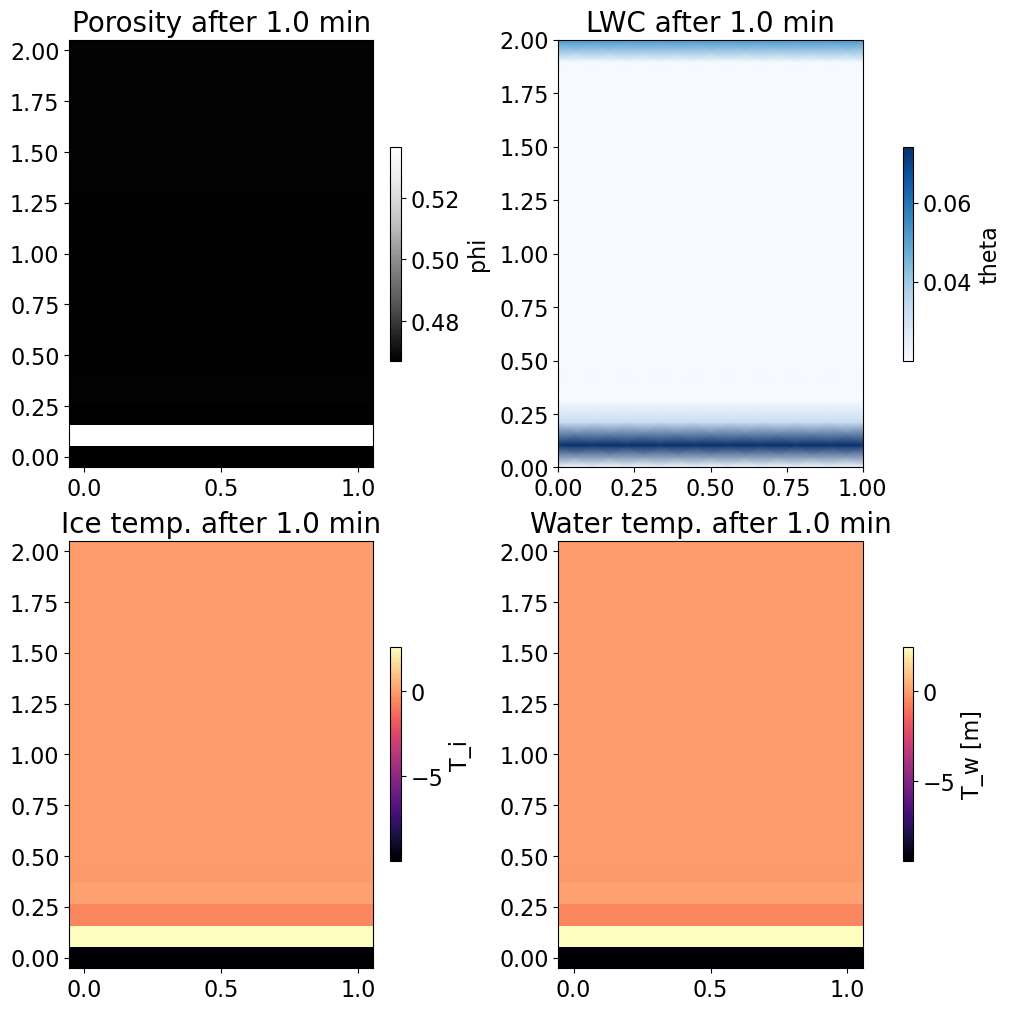
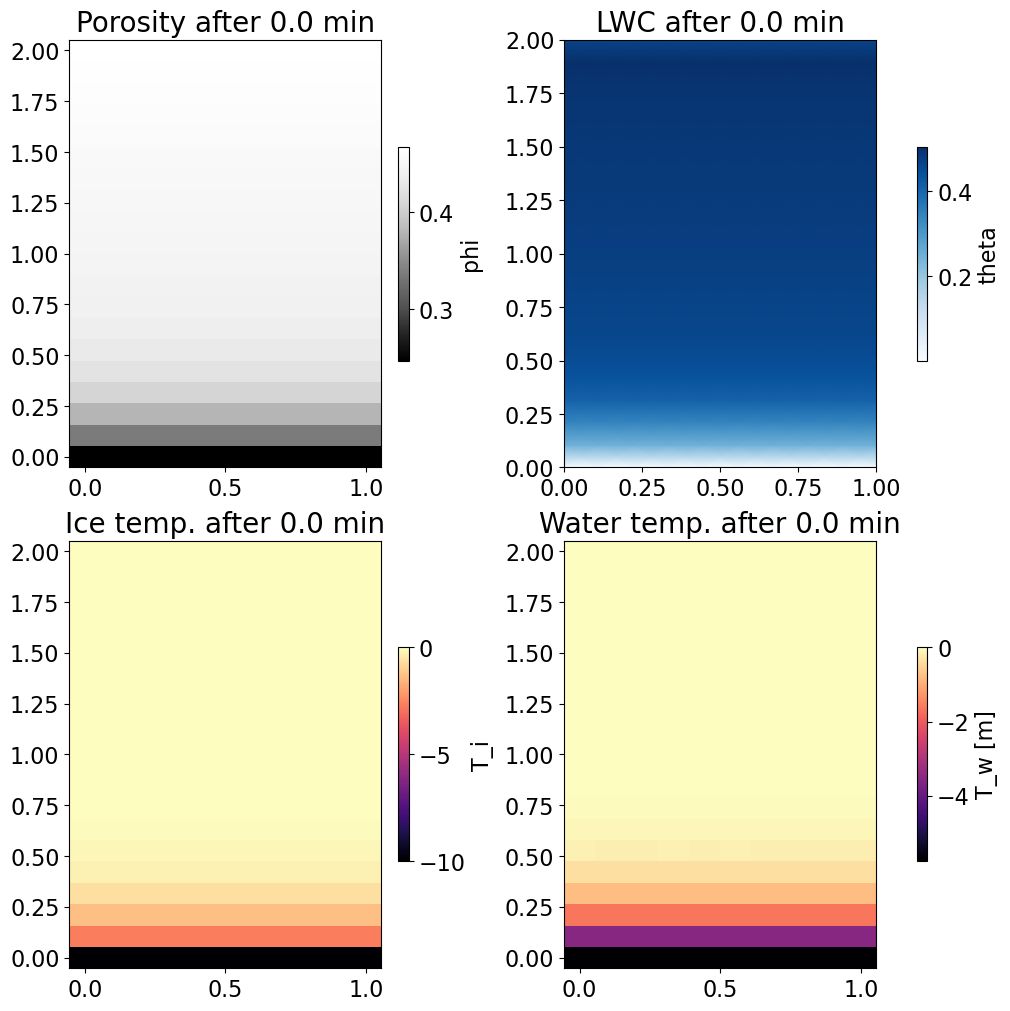
Code edit (unified diff) that turned the first committed figure into the second:
--- before
+++ after
@@ -7,5 +7,5 @@
 #ax[0,0].set_ylim(1.8,2)
 
-pmsh2 = ax[0,1].pcolormesh(x_plot, z_plot, theta_tot, cmap="Blues", shading="gouraud")
+pmsh2 = ax[0,1].pcolormesh(x_plot, z_plot, sat, cmap="Blues", shading="gouraud")
 ax[0,1].set_title(f"LWC after {time/60:.1f} min", fontsize=20)
 plt.xticks(fontsize=16)

Commit: W_SSA korrigiert dass es mit richtiger Sättigung nicht effektiver Sättigung arbeitet. T_int auch nochmal umgeschrieben, müsste aber algebraisch gleich sein.